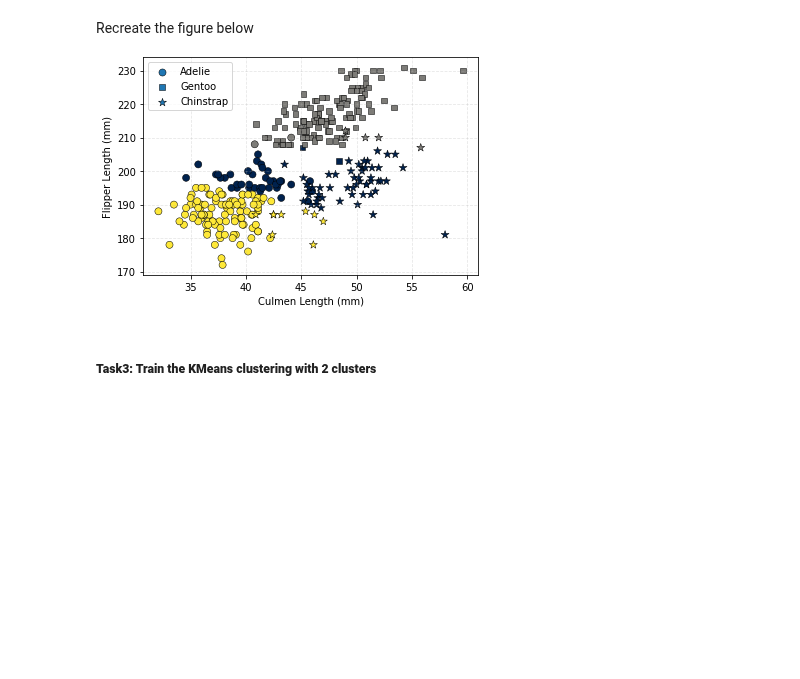
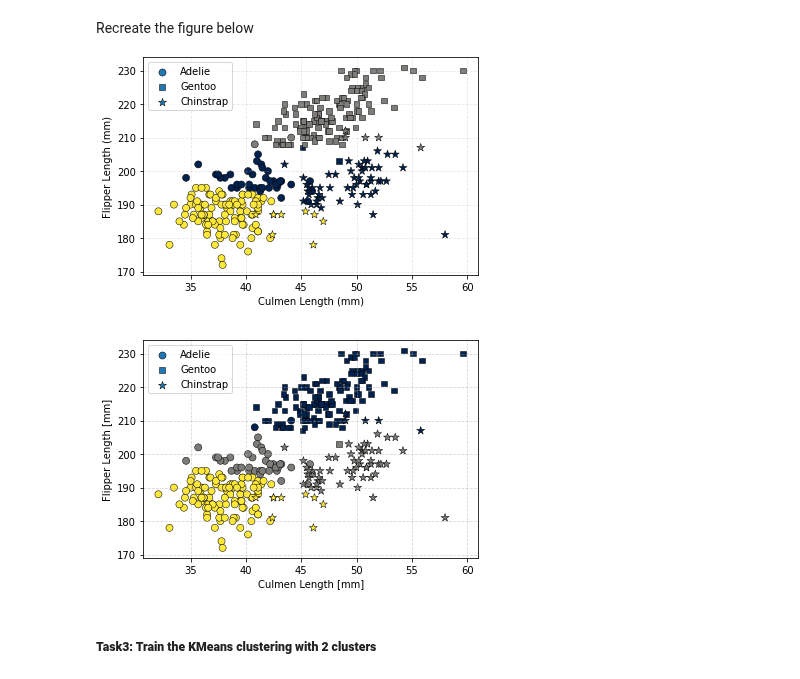
Before and after one commit to mrfabien/2022_Intro_Python, a Jupyter notebook: Exercises/W4_S1.ipynb, the cells around one changed output. Cells and saved outputs as stored; diff of their text form; code cells hidden in the pictures; blank space fills up the shorter version.

```diff
--- a/Exercises/W4_S1.ipynb
+++ b/Exercises/W4_S1.ipynb
@@ -173,14 +197,14 @@ Based on the silhouette and elbow analysis, it seems the either 2 or 3 clusters
 ##### **Task2: Perform KMeans clustering with 3 clusters**
 # %%
 # Train a k-means clustering model
-kmeans = _______(n_clusters=3)
-kmeans._____(_)
+kmeans = KMeans(n_clusters=3)
+kmeans.fit(X)
 
 # Use the model to label all data points
-_______ = kmeans._______(_)
+cluster_labels2 = kmeans.predict(X)
 # %% [markdown]
 Now, our penguin dataset is labelled. So we can compare our clustering results with the truth to see how well our trained model performed.
 # %% [markdown]
 First store the predicted labels in the pandas dataframe
-# %%
-penguin_df[_______] = _____________
+# %%
+penguin_df['predicted_labels'] = cluster_labels2
@@ -195,16 +219,31 @@ Then extract the culmen_length_mm and flipper_length_mm of the three penguin cat
+# %%
+# Adelie
+adelie_clm = penguin_df[penguin_df['species']=='Adelie']['culmen_length_mm']
+adelie_flm = penguin_df[penguin_df['species']=='Adelie']['flipper_length_mm']
+adelie_labels = penguin_df[penguin_df['species']=='Adelie']['predicted_labels']
+# Gentoo
+gentoo_clm = penguin_df[penguin_df['species']=='Gentoo']['culmen_length_mm']
+gentoo_flm = penguin_df[penguin_df['species']=='Gentoo']['flipper_length_mm']
+gentoo_labels = penguin_df[penguin_df['species']=='Gentoo']['predicted_labels']
+# Chinstrap
+chinstrap_clm = penguin_df[penguin_df['species']=='Chinstrap']['culmen_length_mm']
+chinstrap_flm = penguin_df[penguin_df['species']=='Chinstrap']['flipper_length_mm']
+chinstrap_labels = penguin_df[penguin_df['species']=='Chinstrap']['predicted_labels']
 # %% [markdown]
 Recreate the figure below
 
 ![plot3.png](embedded-picture-1)
 # %%
 #
-plt.scatter(_____, _________,c=_______,s=50,marker=___,label='Adelie', cmap='cividis',edgecolors='k',linewidths=0.5,vmin=___,vmax=___)
-plt.scatter(_____, _________,c=_______,s=30,marker=___,label='Gentoo', cmap='cividis',edgecolors='k',linewidths=0.5,vmin=___,vmax=___)
-plt.scatter(_____, _________,c=_______,s=70,marker=___,label='Chinstrap', cmap='cividis',edgecolors='k',linewidths=0.5,vmin=____,vmax=____)
-plt.______(__________)
-plt.ylabel(___________)
-plt.xlabel(___________)
-plt._________
+plt.scatter(adelie_clm, adelie_flm,c=adelie_labels,s=50,marker='o',label='Adelie', cmap='cividis',edgecolors='k',linewidths=0.5,vmin=0,vmax=2)
+plt.scatter(gentoo_clm, gentoo_flm,c=gentoo_labels,s=30,marker='s',label='Gentoo', cmap='cividis',edgecolors='k',linewidths=0.5,vmin=0,vmax=2)
+plt.scatter(chinstrap_clm, chinstrap_flm,c=chinstrap_labels,s=70,marker='*',label='Chinstrap', cmap='cividis',edgecolors='k',linewidths=0.5,vmin=0,vmax=2)
+plt.grid(linestyle='--', alpha=0.5)
+plt.ylabel('Flipper Length [mm]')
+plt.xlabel('Culmen Length [mm]')
+plt.legend()
 plt.show()
+# %% [output]
+[figure, added]
 # %% [markdown]
 ##### **Task3: Train the KMeans clustering with 2 clusters**
```
Also changed, not shown: parts of 18 cells of this notebook.
